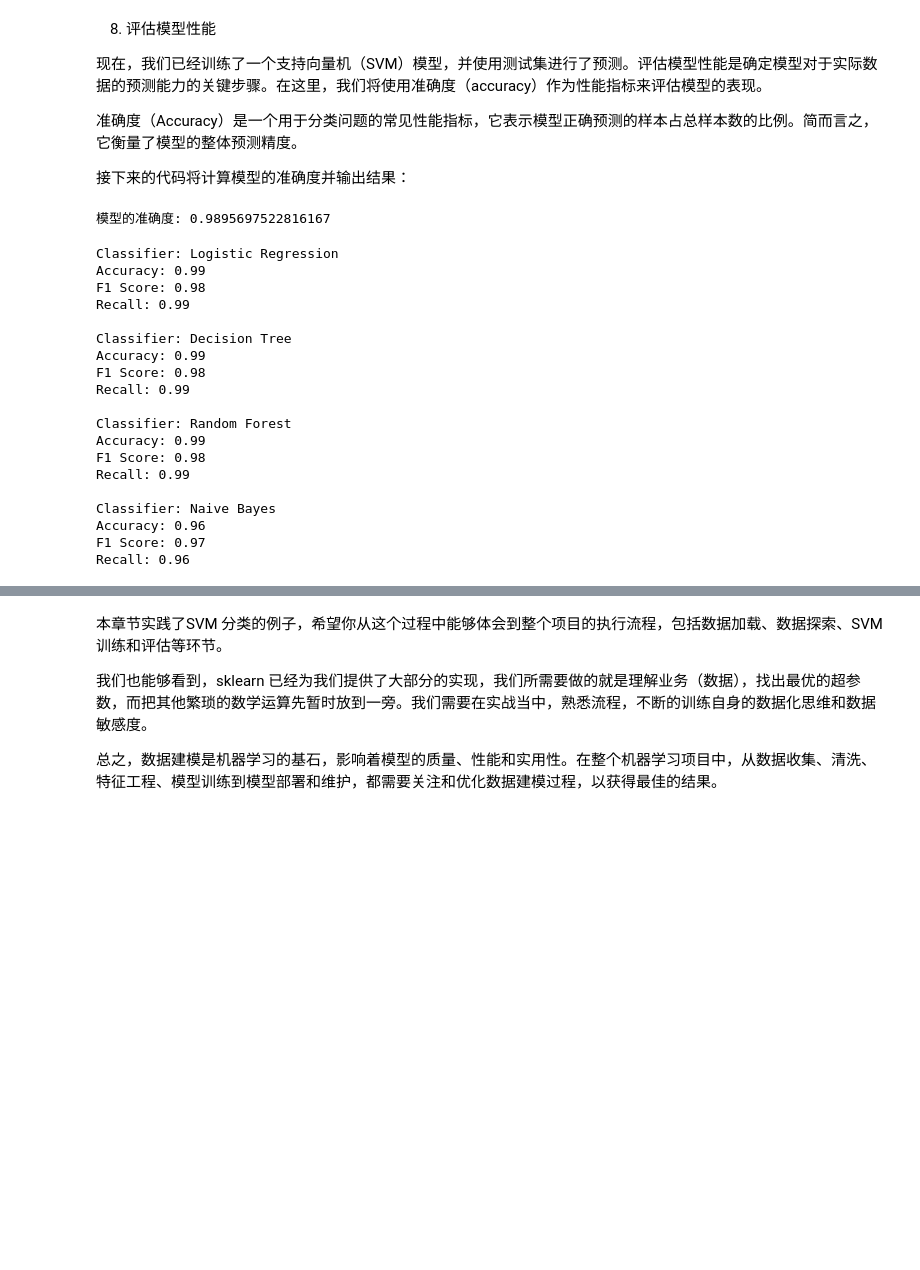
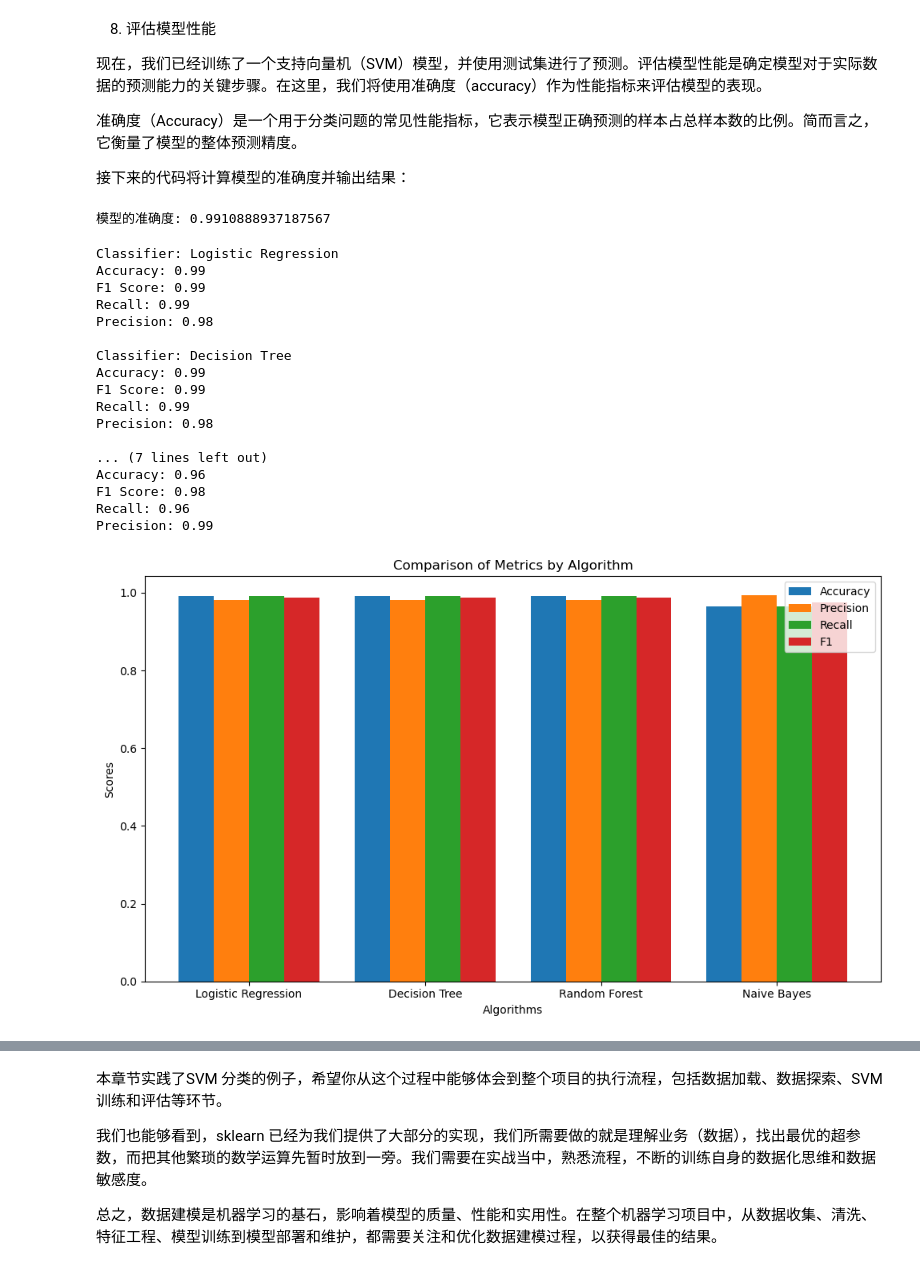
Before and after one commit to X-lab2017/OpenTEA101, a Jupyter notebook: bot_detection/05data_modeling.ipynb, the cells around one changed output, grey strips where cells are left out. Cells and saved outputs as stored; diff of their text form; code cells hidden in the pictures; blank space fills up the shorter version.

Commit message:
add figure

```diff
--- a/bot_detection/05data_modeling.ipynb
+++ b/bot_detection/05data_modeling.ipynb
@@ -37,6 +40,7 @@ from sklearn.metrics import accuracy_score
 我们先来加载数据，查看下数据情况
 # %%
 df = pd.read_csv('actor.csv')
+df['type'] = df['type'].apply(lambda x: 1 if x =='User' else 0)
 print(df.head())
 # %% [output]
    Unnamed: 0  actor_id  type  public_repos  public_gists  followers  \
@@ -142,7 +146,7 @@ y_pred = clf.predict(X_test_scaled)
 accuracy = accuracy_score(y_test, y_pred)
 print("模型的准确度:", accuracy)
 # %% [output]
-模型的准确度: 0.9895697522816167
+模型的准确度: 0.9910888937187567
 # %%
 import pandas as pd
 from sklearn.model_selection import train_test_split
@@ -151,10 +155,11 @@ from sklearn.tree import DecisionTreeClassifier
 from sklearn.ensemble import RandomForestClassifier
 from sklearn.naive_bayes import GaussianNB
 from sklearn.preprocessing import StandardScaler
-from sklearn.metrics import accuracy_score, f1_score, recall_score
+from sklearn.metrics import accuracy_score, f1_score, recall_score, precision_score
 
 # 1. Load the dataset
 df = pd.read_csv('actor.csv')
+df['type'] = df['type'].apply(lambda x: 1 if x =='User' else 0)
 
 # 2. Split the dataset into 80% training and 20% testing
 train_df, test_df = train_test_split(df, test_size=0.2, random_state=42)
@@ -187,37 +192,74 @@ classifiers = [
     ('Naive Bayes', GaussianNB())
 ]
 
+accuracy_values = []
+f1_values = []
+recall_values = []
+precision_values = []
+roc_curves = []
+
 # Train and evaluate each classifier
 for name, clf in classifiers:
     clf.fit(X_train_scaled, y_train)
     y_pred = clf.predict(X_test_scaled)
+    y_prob = clf.predict_proba(X_test)[:, 1]
+
+    fpr_logreg, tpr_logreg, _ = roc_curve(y_test, y_prob)
+    roc_curves.append((fpr_logreg, tpr_logreg, name))
 
     accuracy = accuracy_score(y_test, y_pred)
     f1 = f1_score(y_test, y_pred, average='weighted')
     recall = recall_score(y_test, y_pred, average='weighted')
+    precision = precision_score(y_test, y_pred, average='weighted')
+    accuracy_values.append(accuracy)
+    f1_values.append(f1)
+    recall_values.append(recall)
+    precision_values.append(precision)
 
     print(f"Classifier: {name}")
     print(f"Accuracy: {accuracy:.2f}")
     print(f"F1 Score: {f1:.2f}")
     print(f"Recall: {recall:.2f}")
+    print(f"Precision: {precision:.2f}")
     print()
 # %% [output]
 Classifier: Logistic Regression
 Accuracy: 0.99
-F1 Score: 0.98
+F1 Score: 0.99
 Recall: 0.99
+Precision: 0.98
 
 Classifier: Decision Tree
 Accuracy: 0.99
+F1 Score: 0.99
+Recall: 0.99
+Precision: 0.98
+
+... (7 lines left out)
+Accuracy: 0.96
 F1 Score: 0.98
-Recall: 0.99
-
-Classifier: Random Forest
-Accuracy: 0.99
-F1 Score: 0.98
-Recall: 0.99
-
-Classifier: Naive Bayes
-Accuracy: 0.96
-F1 Score: 0.97
 Recall: 0.96
+Precision: 0.99
+# %%
+algo_names = ['Logistic Regression', 'Decision Tree', 'Random Forest', 'Naive Bayes']
+
+plt.figure(figsize=(10, 6))
+
+x = np.arange(len(algo_names))
+width = 0.2
+
+plt.bar(x - 1.5 * width, accuracy_values, width, label='Accuracy')
+plt.bar(x - 0.5 * width, precision_values, width, label='Precision')
+plt.bar(x + 0.5 * width, recall_values, width, label='Recall')
+plt.bar(x + 1.5 * width, f1_values, width, label='F1')
+
+plt.xlabel('Algorithms')
+plt.ylabel('Scores')
+plt.title('Comparison of Metrics by Algorithm')
+plt.xticks(x, algo_names)
+plt.legend()
+
+plt.tight_layout()
+plt.show()
+# %% [output]
+[figure, added]
```
Also changed, not shown: parts of 3 cells of this notebook, 1 other file.
